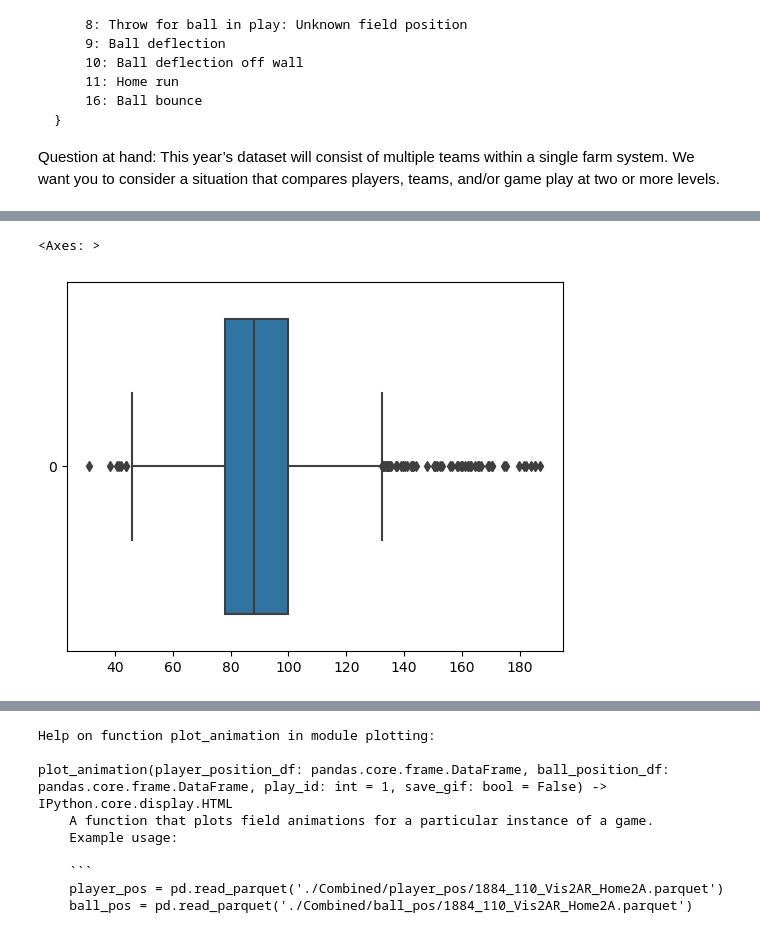
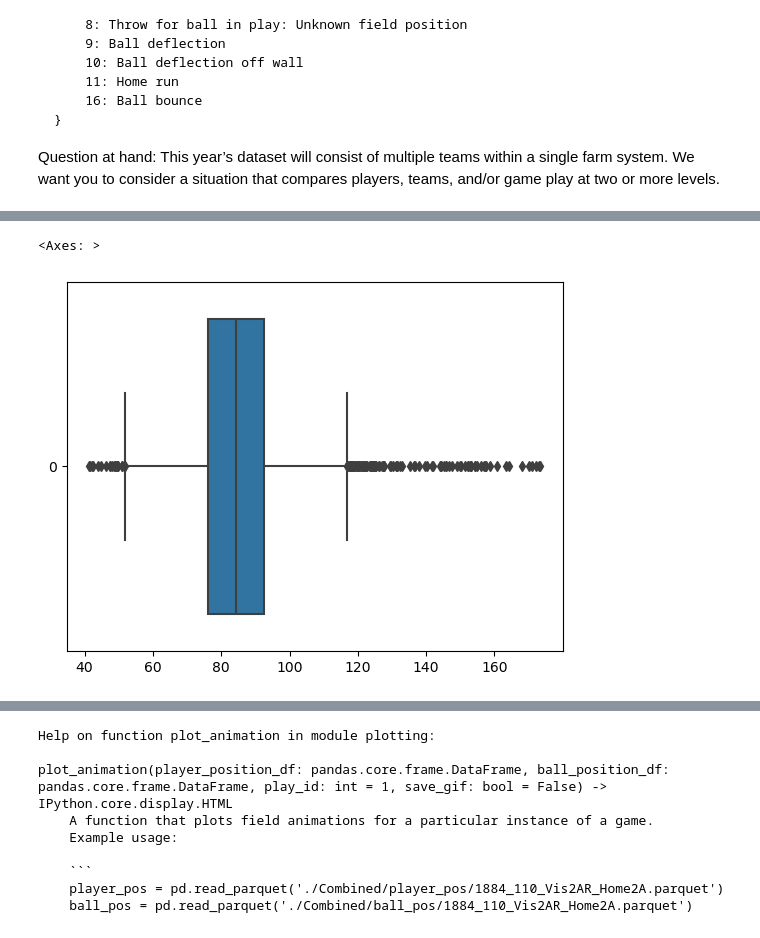
Before and after one commit to EddietheProgrammer/SMT-Data-Challenge, a Jupyter notebook: Data Manipulation & Cleaning.ipynb, the cells around one changed output, grey strips where cells are left out. Saved outputs shown, nothing was run; the diff lists cells and outputs as text; code cells hidden in the pictures.

```diff
--- a/Data Manipulation & Cleaning.ipynb
+++ b/Data Manipulation & Cleaning.ipynb
@@ -163,6 +195,8 @@ filter_v = filter_v.iloc[:,:-3]
 filter_v.drop(['at_bat_hit', 'play_per_game_hit', 'is_flyout'], axis = 1, inplace=True)
 
 player_ids = game_info[['game_str', 'play_per_game', 'inning', 'at_bat', 'top_bottom', 'left_field', 'center_field', 'right_field']]
+player_ids['game_state'] = (game_info[['first_baserunner', 'second_baserunner', 'third_baserunner']]
+                            .apply(fill_game_state, axis = 1))
 
 filter_v = pd.merge(filter_v, player_ids, on = ['game_str', 'at_bat', 'play_per_game'], how = 'inner')
 
@@ -226,8 +282,10 @@ contact_df = contact_df[(contact_df['timestamp'] >= contact_df['start_time']) &
                        (contact_df['end_time'] >= contact_df['timestamp'])]
 contact_df = derive_hitting_metrics(contact_df)
 
-# 2nd to 5th observation to eliminate possible error from initial hit.
-contact_df = contact_df.groupby(['game_str', 'play_id'])[['exit_velocity', 'launch_angle']].apply(lambda x: x.iloc[1:5].mean()).reset_index()
+# 2nd to 10 observation to eliminate possible error from initial hit.
+# I simply use this article to reference what the exit velo should look like for MLB hitters on fly balls.
+# https://jona.substack.com/p/fly-ball-exit-velocity-breakdown
+contact_df = contact_df.groupby(['game_str', 'play_id'])[['exit_velocity', 'launch_angle']].apply(lambda x: x.iloc[1:11].mean()).reset_index()
 # %%
 final = pd.merge(final, contact_df, on = ['game_str', 'play_id'], how = 'left')
 final = pd.merge(final, max_out_location, on = ['game_str', 'play_id', 'player_position'], how = 'left')
@@ -310 +370,24 @@ Here's what the model will be initially:
+# %%
+def linear_points(df):
+    def fill_na_in_group(group, field_x, field_y):
+        """
+        The strategy here is to locate the first and last x and y fielder coordinates
+        then fill the values in between as NA then interpolate those NA values filling them linearly.
+        """
+        group.loc[:, 'linear_x'] = np.nan
+        group.loc[:, 'linear_y'] = np.nan
+        first = group.index[0]
+        last = group.index[-1]
+        group.loc[first, 'linear_x'] = group.loc[first, field_x]
+        group.loc[last, 'linear_x'] = group.loc[last, field_x]
+
+        group.loc[first, 'linear_y'] = group.loc[first, field_y]
+        group.loc[last, 'linear_y'] = group.loc[last, field_y]
+
+        group['linear_x'] = group['linear_x'].interpolate(method='linear')
+        group['linear_y'] = group['linear_y'].interpolate(method='linear')
+        return group
+
+    return (df.groupby(['game_str', 'play_id']).apply(fill_na_in_group, 'field_x_int', 'field_y_int')
+            .reset_index(drop = True))
 # %%
@@ -333,3 +469,3 @@ for (game_str, play_id), play in tqdm(actual_routes.groupby(['game_str', 'play_i
 # %%
-actual_routes = pd.DataFrame(distances)
-final = pd.merge(final, actual_routes, on = ['game_str', 'play_id'], how = 'left')
+derived_values = pd.DataFrame(values)
+final = pd.merge(final, derived_values, on = ['game_str', 'play_id'], how = 'left')
@@ -382,8 +556,8 @@ Name: exit_velocity, dtype: float64
 # %%
-sns.boxplot(final['exit_velocity'], orient='h')
+sns.boxplot(final.query('launch_angle > 10')['exit_velocity'], orient='h')
 # %% [output]
 <Axes: >
-[figure, old version]
+[figure, new version]
 # %%
 sns.boxplot(final.query('launch_angle > 10')['launch_angle'], orient='h')
 # %% [output]
```
Also changed, not shown: parts of 33 cells of this notebook, 2 other files.
